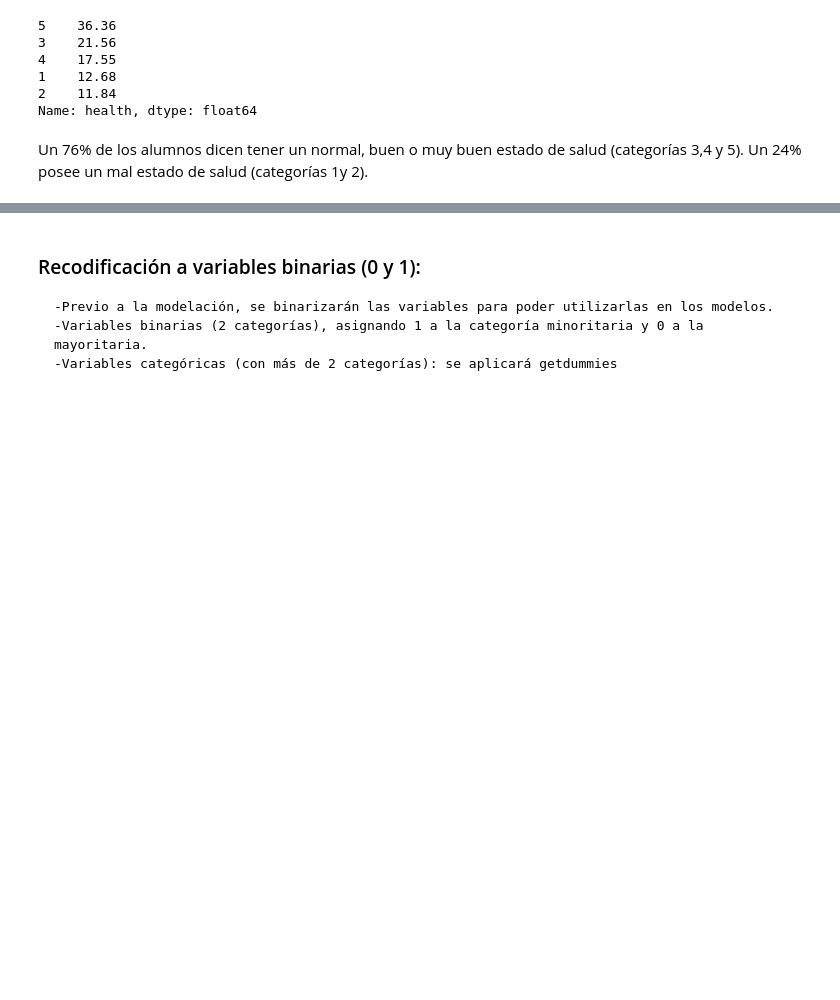
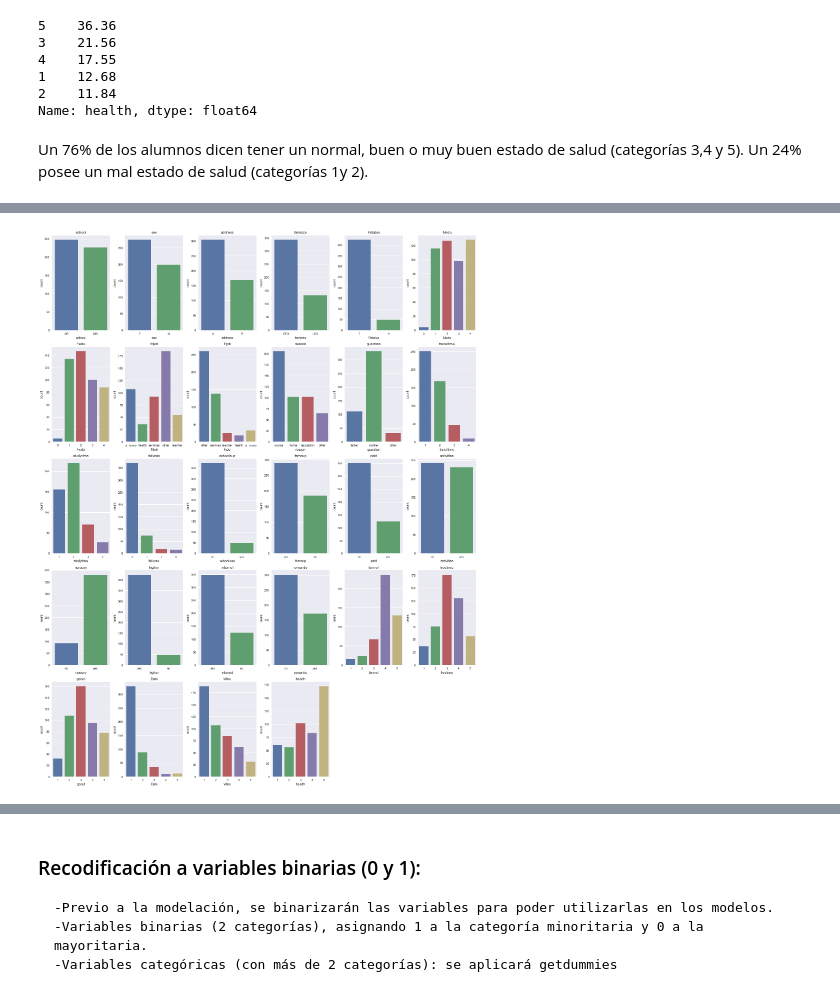
Before and after one commit to MBlancoC/Proyecto_IMT2200_Blanco_Moran_Varela, a Jupyter notebook: Proyecto.ipynb, the cells around one changed output, grey strips where cells are left out. Cells and saved outputs as stored; diff of their text form; code cells hidden in the pictures; blank space fills up the shorter version.

```diff
--- a/Proyecto.ipynb
+++ b/Proyecto.ipynb
@@ -545,0 +547,17 @@ for i in lista_categorical:
+# %%
+lista_categorical = ['school', 'sex', 'address', 'famsize', 'Pstatus', 'Medu', 'Fedu',
+       'Mjob', 'Fjob', 'reason', 'guardian', 'traveltime', 'studytime',
+       'failures', 'schoolsup', 'famsup', 'paid', 'activities', 'nursery',
+       'higher', 'internet', 'romantic', 'famrel', 'freetime', 'goout', 'Dalc',
+       'Walc', 'health']
+
+rows = np.ceil(np.sqrt(len(lista_categorical)))
+cols = rows
+plt.figure(figsize=(20, 30))
+for index, value in enumerate(lista_categorical):
+    plt.subplot(rows, cols, index + 1)
+    sns.countplot(df[value])
+    plt.title(value)
+    plt.tight_layout()
+# %% [output]
+[figure, added]
```
Also changed, not shown: parts of 38 cells of this notebook.
